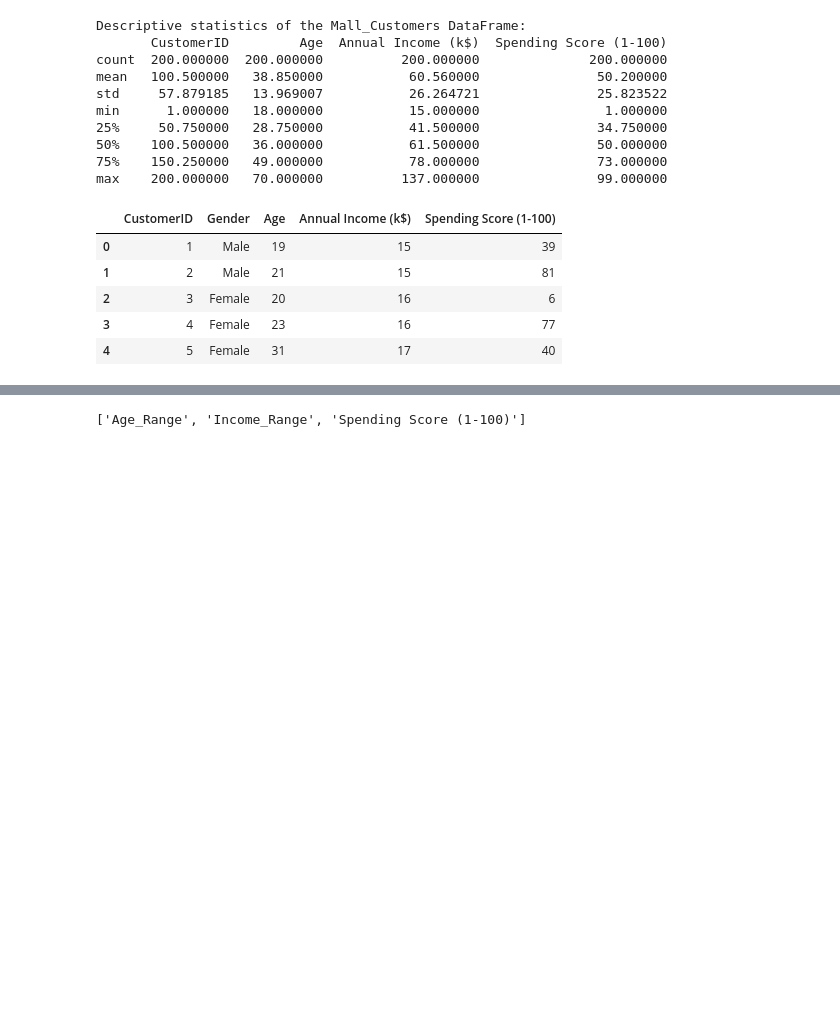
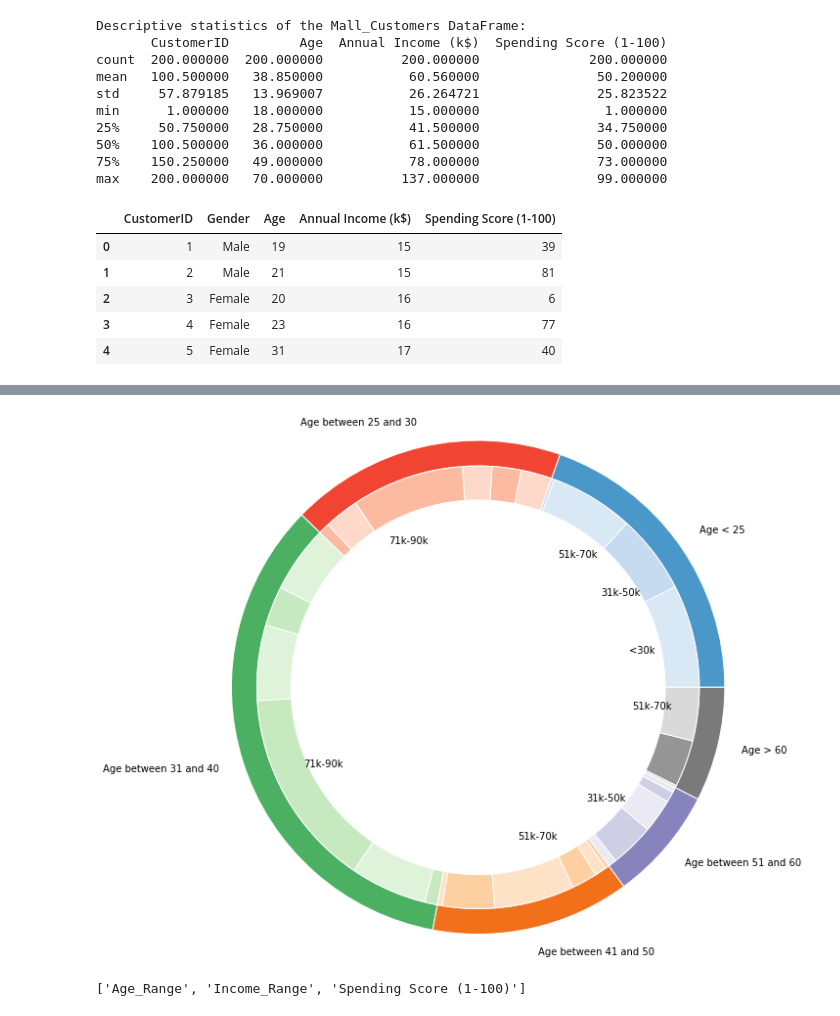
Before and after one commit to Saranyanv/test, a Jupyter notebook: 455_Assignment3.ipynb, the cells around one changed output, grey strips where cells are left out. Drawn from its saved outputs; the diff is of its cells as text; code cells hidden in the pictures; blank space fills up the shorter version.

```diff
--- a/455_Assignment3.ipynb
+++ b/455_Assignment3.ipynb
@@ -98,4 +98,5 @@ Income over 120k              4
 Name: Income_Range, dtype: int64
 # %%
 Mall_Customers_Agg = Mall_Customers.groupby(['Age_Range', 'Income_Range'])['Spending Score (1-100)'].agg('sum').reset_index()
+Mall_Customers_Agg_Sorted = Mall_Customers_Agg.sort_values(by=['Age_Range', 'Income_Range'])
 # %%
@@ -108,3 +125,48 @@ subgroup_size=[4,3,5,6,5,10,5,5,4,6]
+# %%
+group_names=['Age < 25', 'Age between 25 and 30', 'Age between 31 and 40', 'Age between 41 and 50', 'Age between 51 and 60', 'Age > 60']
+group_size=list(Mall_Customers_Agg_Age_Sorted['Spending Score (1-100)'])
+
+subgroup_names=['Income under 30', 'Income between 31 and 50', 'Income between 51 and 70', 'Income between 71 and 90'
+                ,'Income under 30', 'Income between 31 and 50', 'Income between 51 and 70', 'Income between 71 and 90'
+                , 'Income between 91 and 120', 'Income over 120k',
+               'Income under 30', 'Income between 31 and 50', 'Income between 51 and 70', 'Income between 71 and 90'
+                , 'Income between 91 and 120', 'Income over 120k',
+               'Income under 30', 'Income between 31 and 50', 'Income between 51 and 70', 'Income between 71 and 90'
+                , 'Income between 91 and 120', 'Income over 120k',
+               'Income under 30', 'Income between 31 and 50', 'Income between 51 and 70', 'Income between 71 and 90'
+                , 'Income between 91 and 120',
+               'Income under 30', 'Income between 31 and 50', 'Income between 51 and 70']
+subgroup_size=list(Mall_Customers_Agg_Sorted['Spending Score (1-100)'])
+# %%
+subgroup_names=['<30k', '31k-50k', '51k-70k', '',
+                '', '', '', '71k-90k', '', '',
+                '', '', '', '71k-90k', '', '',
+                '', '', '51k-70k', '', '', '',
+                '', '31k-50k', '', '', '',
+                '', '', '51k-70k']
+# %%
+import matplotlib.pyplot as plt
+# Create colors
+a, b, c, d, e, f=[plt.cm.Blues, plt.cm.Reds, plt.cm.Greens, plt.cm.Oranges, plt.cm.Purples, plt.cm.Greys]
+#a, b, c, d, e, f = ['#ff9999','#66b3ff','#99ff99','#ffcc99', "#396ab1", "#990011"]
+# %%
+# First Ring (outside)
+fig, ax = plt.subplots()
+ax.axis('equal')
+mypie, _ = ax.pie(group_size, radius=2.9, labels=group_names, colors=[a(0.6), b(0.6), c(0.6), d(0.6), e(0.6), f(0.6)])
+plt.setp( mypie, width=0.3, edgecolor='white')
+
+# Second Ring (Inside)
+mypie2, _ = ax.pie(subgroup_size, radius=2.9-0.3, labels=subgroup_names, labeldistance=0.7, colors=[a(0.15), a(0.25), a(0.15), a(0.25),
+                                                                                                    b(0.15), b(0.25), b(0.15), b(0.25), b(0.15), b(0.25),
+                                                                                                    c(0.15), c(0.25), c(0.15), c(0.25), c(0.15), c(0.25),
+                                                                                                    d(0.15), d(0.25), d(0.15), d(0.25), d(0.15), d(0.25),
+                                                                                                    e(0.15), e(0.3), e(0.15), e(0.3), e(0.15),
+                                                                                                    f(0.25), f(0.5), f(0.25)])
+plt.setp( mypie2, width=0.4, edgecolor='white')
+plt.margins(0,0)
+# %% [output]
+[figure, added]
 # %%
 list(Mall_Customers_Agg.columns)
 # %% [output]
```
Also changed, not shown: parts of 6 cells of this notebook.
